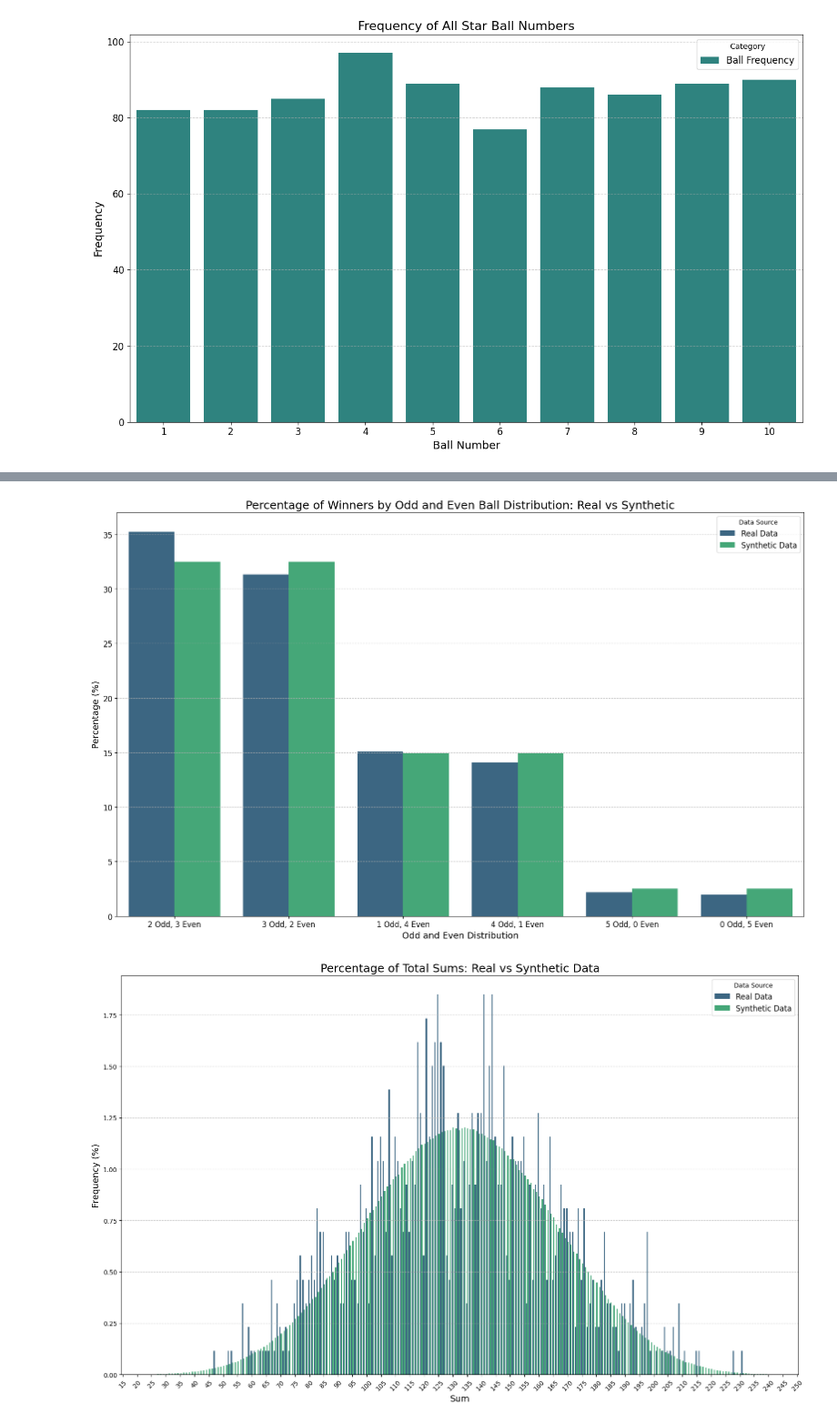
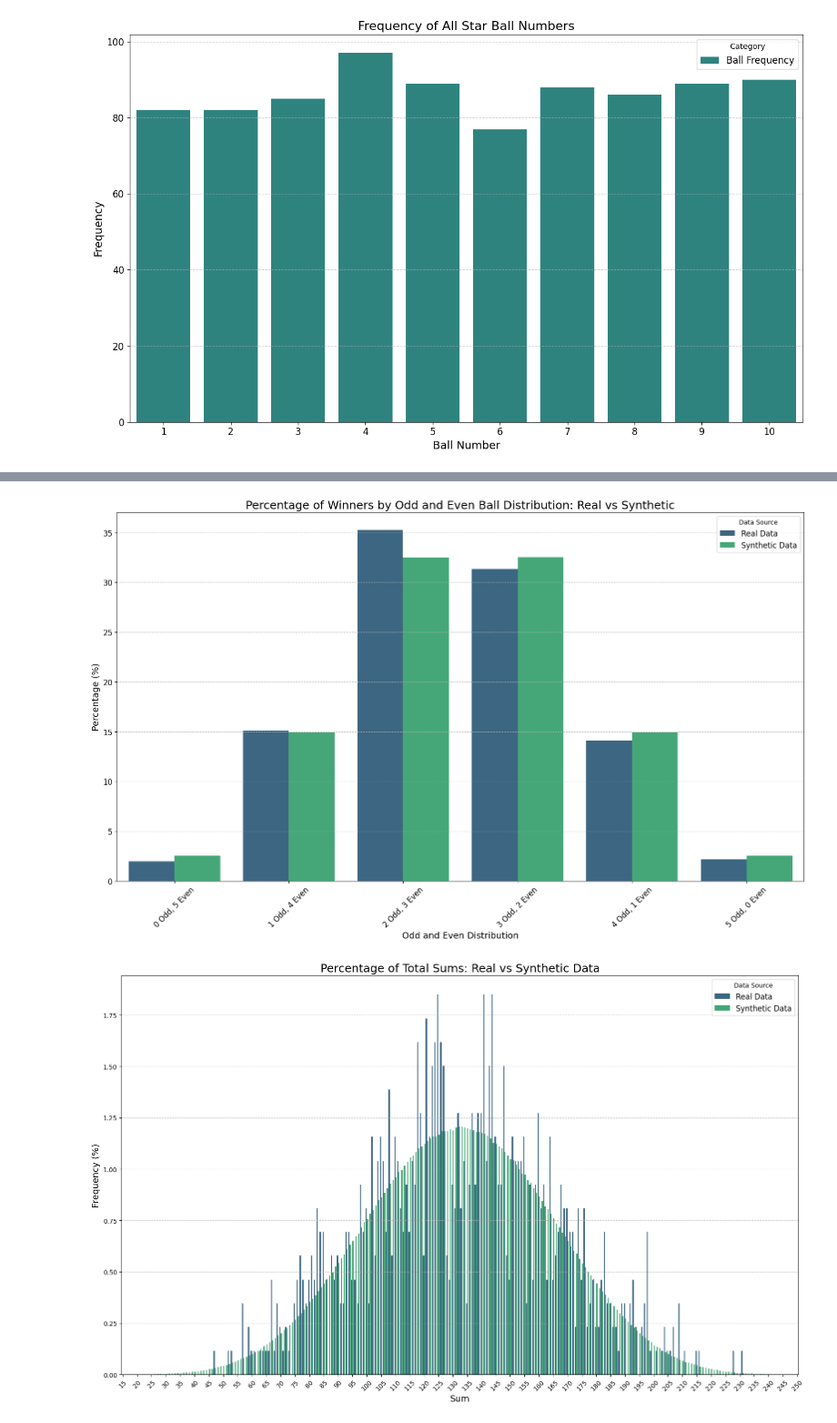
Before and after one commit to Agent-Diamonds/LottoAmericaDataFun, a Jupyter notebook: LottoAmerica.ipynb, the cells around one changed output, grey strips where cells are left out. Shown: that part at 91% size. Drawn from its saved outputs; the diff is of its cells as text; code cells hidden in the pictures.

```diff
--- a/LottoAmerica.ipynb
+++ b/LottoAmerica.ipynb
@@ -27,7 +27,7 @@ df.head()
 df2 = pd.DataFrame(df)
 ball_list = ['Ball 1', 'Ball 2', 'Ball 3', 'Ball 4', 'Ball 5']
 df2[ball_list] \
-    = pd.DataFrame(df.main_numbers.tolist(), index = df2.index)
+    = pd.DataFrame(df.main_numbers.tolist(), index = df2.index).astype(np.uint8)
 df2 = df2.drop('main_numbers', axis=1)
 cols = []
 cols.extend(ball_list)
@@ -35,6 +35,8 @@ cols.append('star_number')
 cols.append('multiplier')
 df2 = df2[cols]
 df2.rename(columns={'star_number': 'All Star Ball', 'multiplier' : 'Multiplier'}, inplace=True)
+# Convert additional columns to uint8 if applicable
+df2['All Star Ball'] = df2['All Star Ball'].astype(np.uint8)
 df2.head()
 # %% [output]
 |  | Ball 1 | Ball 2 | Ball 3 | Ball 4 | Ball 5 | All Star Ball | Multiplier |
@@ -48,7 +50,7 @@ df2.head()
 file_path = "synthetic_drawings.pickle"
 lln_synthetic_draws = {}
 #Anticipate needing ~ 32G of ram to run your usual stuff plus this
-def generate_synthetic_draws(sample_draws=5000000):
+def generate_synthetic_draws(sample_draws=8000000):
     rng = np.random.default_rng()
     all_balls = range(1, 52 + 1)
     all_balls = np.array(all_balls, dtype=np.uint8) #Never enough RAM, I'm tempted to build some kind of dataloader
@@ -164,20 +159,31 @@ df2.head()
 # %%
-# Create a 'Distribution' column combining Odd and Even counts
-df2["Distribution"] = df2.apply(lambda x: f"{int(x['Odd'])} Odd, {int(x['Even'])} Even", axis=1)
-distribution_counts_real = df2["Distribution"].value_counts(normalize=True) * 100
+# Create 'Distribution' column for real data
+df2["Distribution"] = (
+    df2['Odd'].astype(str) + " Odd, " + df2['Even'].astype(str) + " Even"
+)
+
+distribution_counts_real = (
+    df2["Distribution"].value_counts(normalize=True).astype('float32') * 100
+)
+
 
 distribution_df_real = distribution_counts_real.reset_index()
 distribution_df_real.columns = ["Distribution", "Percentage"]
 distribution_df_real['Category'] = 'Real Data'
 
-# Process synthetic data for even/odd distribution (optimize for large data)
-synthetic_counts = lln_synthetic_df['Balls'].apply(lambda row: count_even_odd(row))
-lln_synthetic_df['Even'] = synthetic_counts['Even']
-lln_synthetic_df['Odd'] = synthetic_counts['Odd']
+# Process synthetic data for even/odd distribution
+even_counts, odd_counts = zip(*lln_synthetic_df['Balls'].map(count_even_odd))
+lln_synthetic_df['Even'] = pd.Series(even_counts, dtype=np.uint8)
+lln_synthetic_df['Odd'] = pd.Series(odd_counts, dtype=np.uint8)
 
-# Create a 'Distribution' column combining Odd and Even counts for synthetic data
-lln_synthetic_df["Distribution"] = lln_synthetic_df.apply(lambda x: f"{int(x['Odd'])} Odd, {int(x['Even'])} Even", axis=1)
-distribution_counts_synthetic = lln_synthetic_df["Distribution"].value_counts(normalize=True) * 100
+# Create 'Distribution' column for synthetic data
+lln_synthetic_df["Distribution"] = (
+    lln_synthetic_df['Odd'].astype(str) + " Odd, " + lln_synthetic_df['Even'].astype(str) + " Even"
+)
+
+distribution_counts_synthetic = (
+    lln_synthetic_df["Distribution"].value_counts(normalize=True).astype('float32') * 100
+)
 
 distribution_df_synthetic = distribution_counts_synthetic.reset_index()
 distribution_df_synthetic.columns = ["Distribution", "Percentage"]
@@ -185,21 +191,26 @@ distribution_df_synthetic['Category'] = 'Synthetic Data'
 # %%
 # Combine both distributions
 distribution_combined = pd.concat([distribution_df_real, distribution_df_synthetic], ignore_index=True)
+
+# Convert columns to memory-efficient types
+distribution_combined['Percentage'] = distribution_combined['Percentage'].astype('float32')
+distribution_combined['Distribution'] = distribution_combined['Distribution'].astype('category')
+distribution_combined['Category'] = distribution_combined['Category'].astype('category')
 
 # Plot the results
 plt.figure(figsize=(16, 10))
 sns.barplot(data=distribution_combined, x="Distribution", y="Percentage", hue="Category", dodge=True, palette="viridis")
 plt.title("Percentage of Winners by Odd and Even Ball Distribution: Real vs Synthetic", fontsize=18)
 plt.xlabel("Odd and Even Distribution", fontsize=14)
 plt.ylabel("Percentage (%)", fontsize=14)
-plt.xticks(fontsize=12)
+plt.xticks(fontsize=12, rotation=45)
 plt.yticks(fontsize=12)
 plt.legend(title="Data Source", fontsize=12)
 plt.grid(axis='y', linestyle='--', alpha=0.7)
 plt.tight_layout()
 plt.show()
 # %% [output]
-[figure, old version]
+[figure, new version]
 # %%
 # Compute all possible combinations of 5 balls, WIP
 all_balls = range(1, 52 + 1)
```
Also changed, not shown: parts of 6 cells of this notebook.
